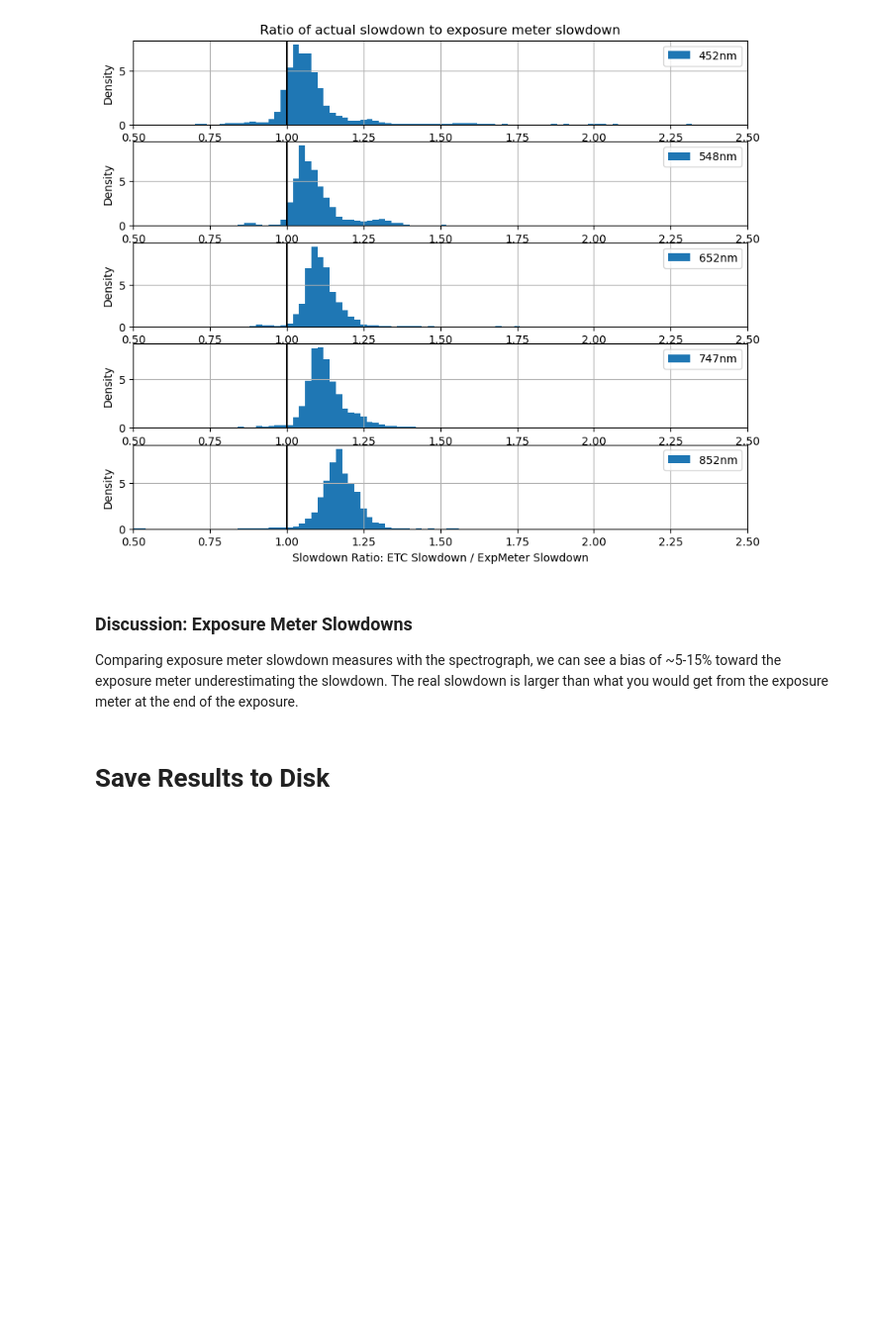
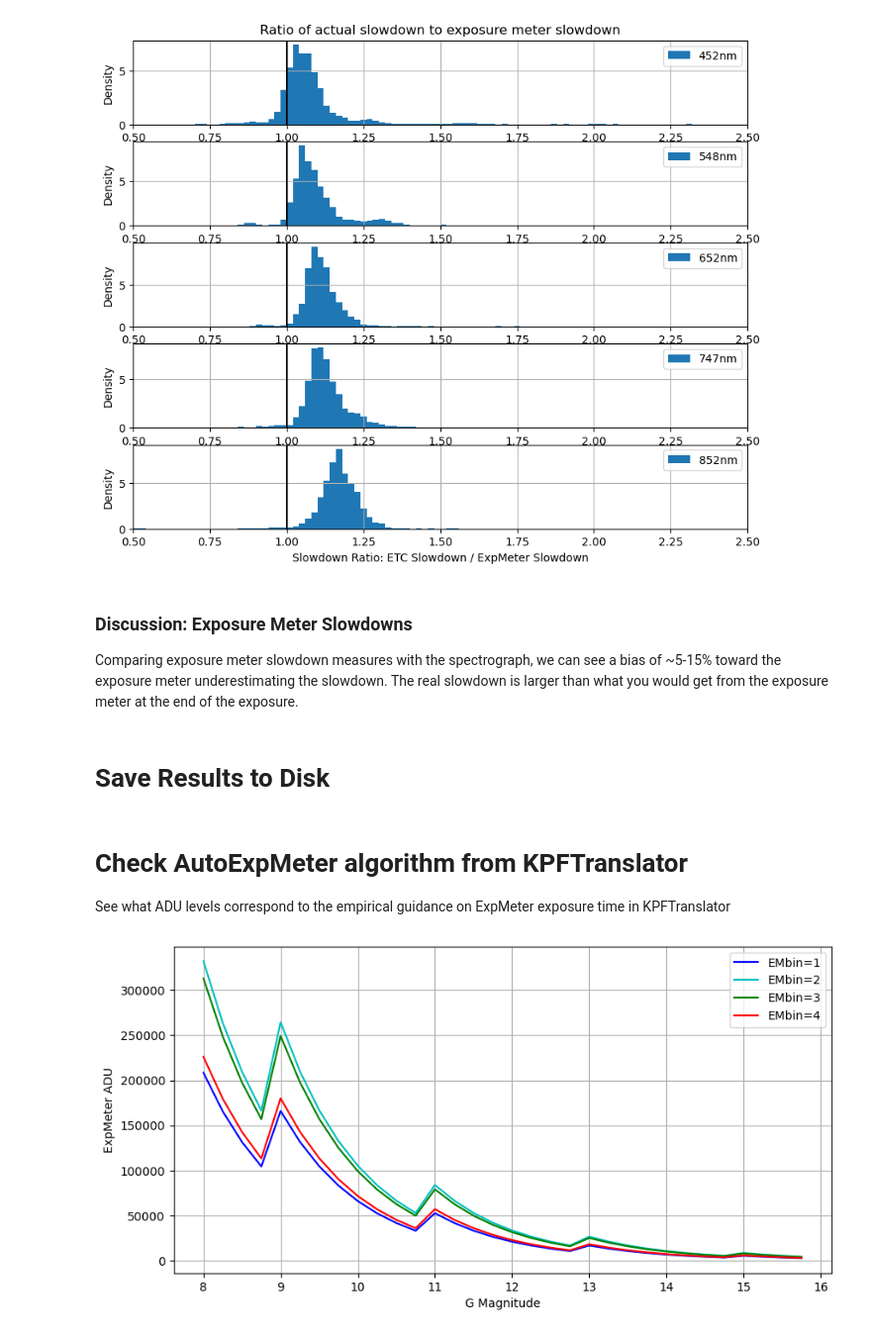
Before and after one commit to joshwalawender/KPF-ZPETC, a Jupyter notebook: 5-ETCs.ipynb, the cells around one changed output. Shown at 99% size. Saved outputs shown, nothing was run; the diff lists cells and outputs as text; code cells hidden in the pictures; blank space fills up the shorter version.

Commit message:
Look at exposure meter exposure time guidance

```diff
--- a/5-ETCs.ipynb
+++ b/5-ETCs.ipynb
@@ -309,3 +309,37 @@ Comparing exposure meter slowdown measures with the spectrograph, we can see a b
 # Save Results to Disk
 # %%
 t.write('data/Feb2026_withETCs.csv', overwrite=True)
+# %% [markdown]
+# Check AutoExpMeter algorithm from KPFTranslator
+
+See what ADU levels correspond to the empirical guidance on ExpMeter exposure time in KPFTranslator
+# %%
+# From KPFTranslator v2.0.5
+def exptime_guidance(Gmag):
+    if Gmag < 4.0:
+        exptime = 0.5
+    elif Gmag < 9.0:
+        exptime = 1.0
+    elif Gmag < 11.0:
+        exptime = 2.0
+    elif Gmag < 13.0:
+        exptime = 4.0
+    elif Gmag < 15.0:
+        exptime = 8.0
+    else:
+        exptime = 16.0
+    return exptime
+# %%
+Gmags = np.arange(8,16,0.25)
+plt.figure(figsize=(10,5))
+for EMbin in [1, 2, 3, 4]:
+    color = ['b', 'c', 'g', 'r'][EMbin-1]
+    EM_ADU = [float(exptime_guidance(Gmag)*10**((Gmag - EMZeroPoint[EMbin])/-2.5)) for Gmag in Gmags]
+    plt.plot(Gmags, EM_ADU, f'{color}-', label=f'EMbin={EMbin}')
+plt.xlabel('G Magnitude')
+plt.ylabel('ExpMeter ADU')
+plt.grid()
+plt.legend(loc='best')
+plt.show()
+# %% [output]
+[figure, added]
```
Also changed, not shown: parts of 2 cells of this notebook.
